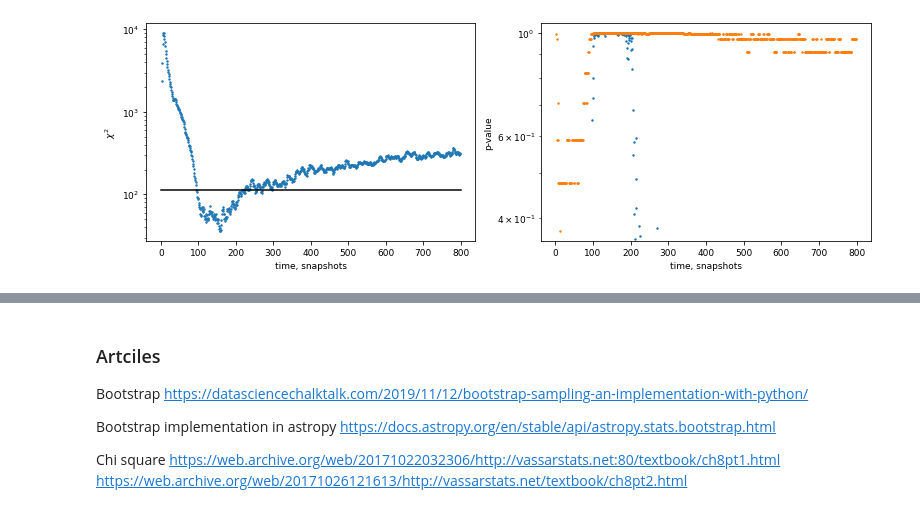
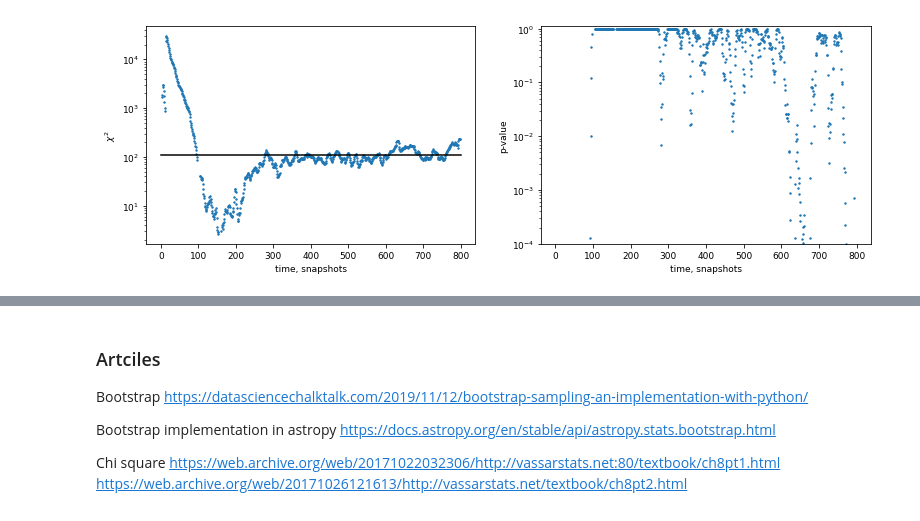
Before and after one commit to olgaborodina/N-body_simulations_analysis, a Jupyter notebook: goodness-of-fit.ipynb, the cells around one changed output, grey strips where cells are left out. Saved outputs shown, nothing was run; the diff lists cells and outputs as text; code cells hidden in the pictures.

Commit message:
Fix chi square calculation

```diff
--- a/goodness-of-fit.ipynb
+++ b/goodness-of-fit.ipynb
@@ -8,13 +9,21 @@ import matplotlib.pyplot as plt
 # %%
 def get_chisquare_stat(gamma_ini, sfe, dim):
-    INPUT_DIR = Path(f'./../experiment3/profiles_fit/gamma={gamma_ini}/')
     chi2 = []
     pvalue_chi2 = []
 
     for snap in np.arange(3, 800, 1):
-        dmdr = pd.read_csv(INPUT_DIR / f'fit_dmdr_gamma={gamma_ini}_{sfe}_{snap}_{dim}.csv',
-                           header=0, delimiter=' ')
-        chi2_, pvalue_chi2_ = stats.chisquare(dmdr['dmdr'], dmdr['fit'])
+        try:
+            dmdr = pd.read_csv(INPUT_DIR / f'fit_dmdr_gamma={gamma_ini}_{sfe}_{snap}_{dim}.csv',
+                               header=0, delimiter=' ')
+            n = []
+            nfit = []
+            for i in range(1, len(dmdr)+1):
+                n.append(integrate.simps(dmdr.loc[:i, 'dmdr'], x=dmdr.loc[:i, 'r']))
+                nfit.append(integrate.simps(dmdr.loc[:i, 'fit'], x=dmdr.loc[:i, 'r']))
+            dmdr['n'] = n
+            dmdr['nfit'] = nfit
+            chi2_, pvalue_chi2_ = stats.chisquare(dmdr['n'], dmdr['nfit'])
+        except: chi2_, pvalue_chi2_ = 'NaN', 0
         chi2.append(chi2_)
         pvalue_chi2.append(pvalue_chi2_)
 
@@ -52,31 +60,36 @@ def get_ks_test(gamma_ini, sfe, dim):
     })
     return gof
 # %%
-gamma_ini = '2.0'
-sfe = '0.20'
+gamma_ini = '0.0'
+sfe = '0.05'
+
+INPUT_DIR = Path(f'./../experiment3/profiles_fit/gamma={gamma_ini}/')
+
 gof, chi_max = get_chisquare_stat(gamma_ini, sfe, 3)
-akaike = get_akaike_stat(gamma_ini, sfe, 3, 5)
-gof_ks = get_ks_test(gamma_ini, sfe, 3)
+# akaike = get_akaike_stat(gamma_ini, sfe, 3, 5)
+# gof_ks = get_ks_test(gamma_ini, sfe, 3)
 # %%
 nrows = 1
 ncols = 2
 plt.rcParams.update({'font.size': 9})
 fig, axs = plt.subplots(nrows, ncols, figsize=(13,4))
 
 ax = axs[0]
 ax.scatter(gof['snap'], gof['chi2'], s=2)
 #ax.scatter(gof_ks['snap'], gof_ks['distance'], s=2)
 #ax.scatter(gof['snap'], akaike, s=2)
 ax.plot([0, 800], [chi_max, chi_max], c='black')
 ax.set_ylabel(r'$\chi ^2$')
 ax.set_xlabel('time, snapshots')
 ax.set_yscale('log')
 
 ax = axs[1]
 ax.scatter(gof['snap'], gof['pvalue_chi2'], s=2)
-ax.scatter(gof_ks['snap'], gof_ks['pvalue_ks'], s=2)
+#ax.scatter(gof_ks['snap'], gof_ks['pvalue_ks'], s=2)
+ax.set_ylim(1e-4, 1.1e0)
 ax.set_ylabel('p-value')
 ax.set_xlabel('time, snapshots')
 ax.set_yscale('log')
+#plt.savefig(INPUT_DIR / f'./../../chi_square_gamma={gamma_ini}_sfe={sfe}.png', bbox_inches='tight')
 # %% [output]
-[figure, old version]
+[figure, new version]
```
Also changed, not shown: parts of 3 cells of this notebook.
